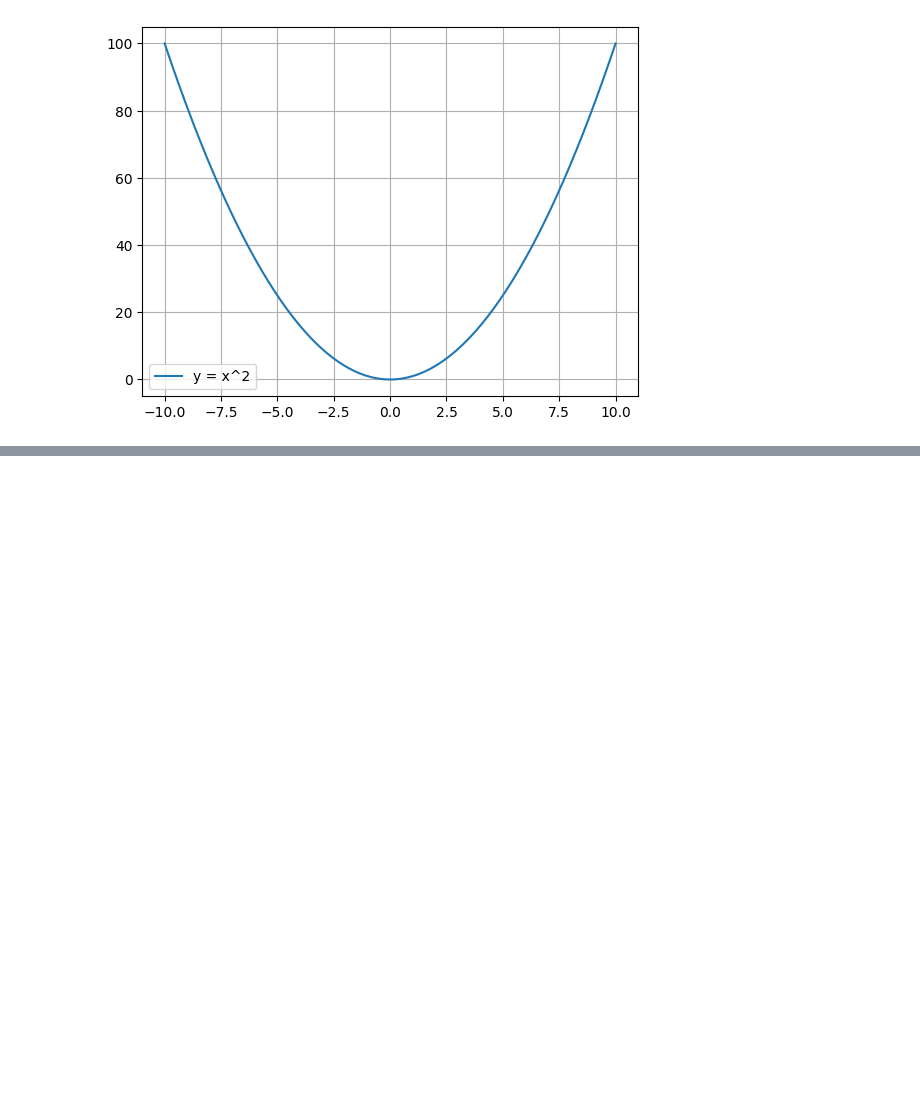
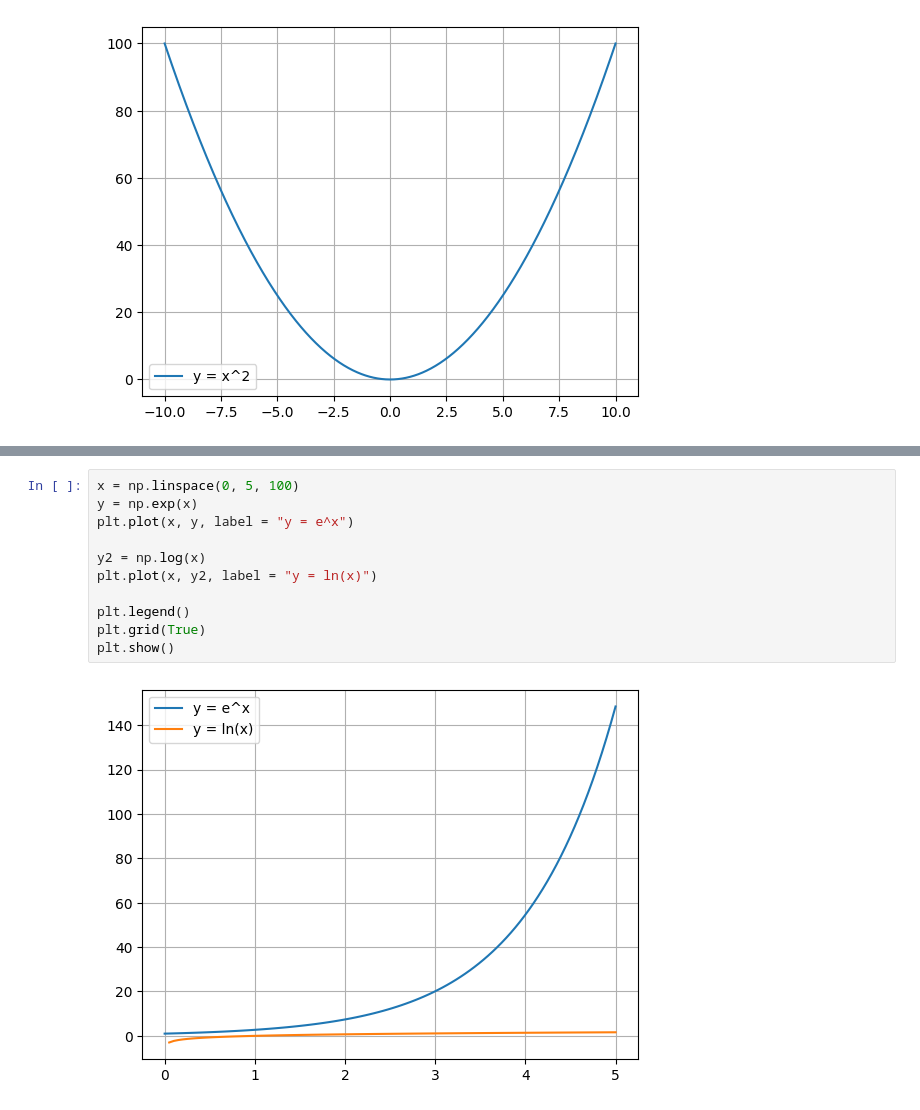
Before and after one commit to Sakib0626Q2/IITJ-Sem2-AI-DS, a Jupyter notebook: Experiment/NO_week_1_practice.ipynb, the cells around one changed output, grey strips where cells are left out. Drawn from its saved outputs; the diff is of its cells as text; blank space fills up the shorter version.

```diff
--- a/Experiment/NO_week_1_practice.ipynb
+++ b/Experiment/NO_week_1_practice.ipynb
@@ -23,0 +24,13 @@ plt.show()
+# %%
+x = np.linspace(0, 5, 100)
+y = np.exp(x)
+plt.plot(x, y, label = "y = e^x")
+
+y2 = np.log(x)
+plt.plot(x, y2, label = "y = ln(x)")
+
+plt.legend()
+plt.grid(True)
+plt.show()
+# %% [output]
+[figure, added]
```
Also changed, not shown: parts of 7 cells of this notebook, 4 other files.
